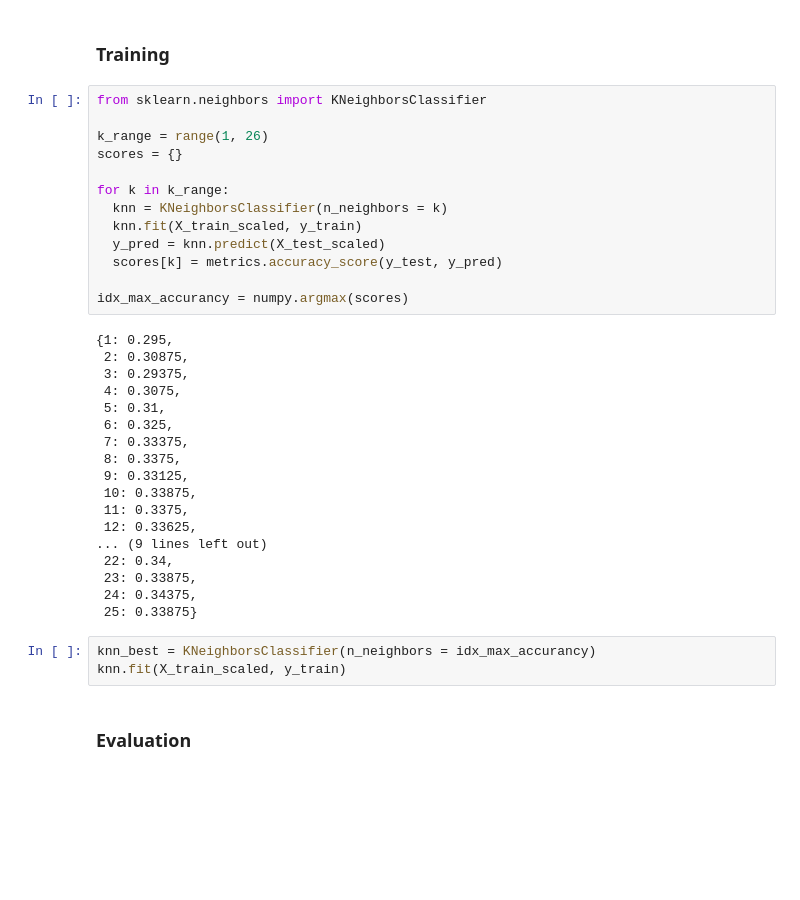
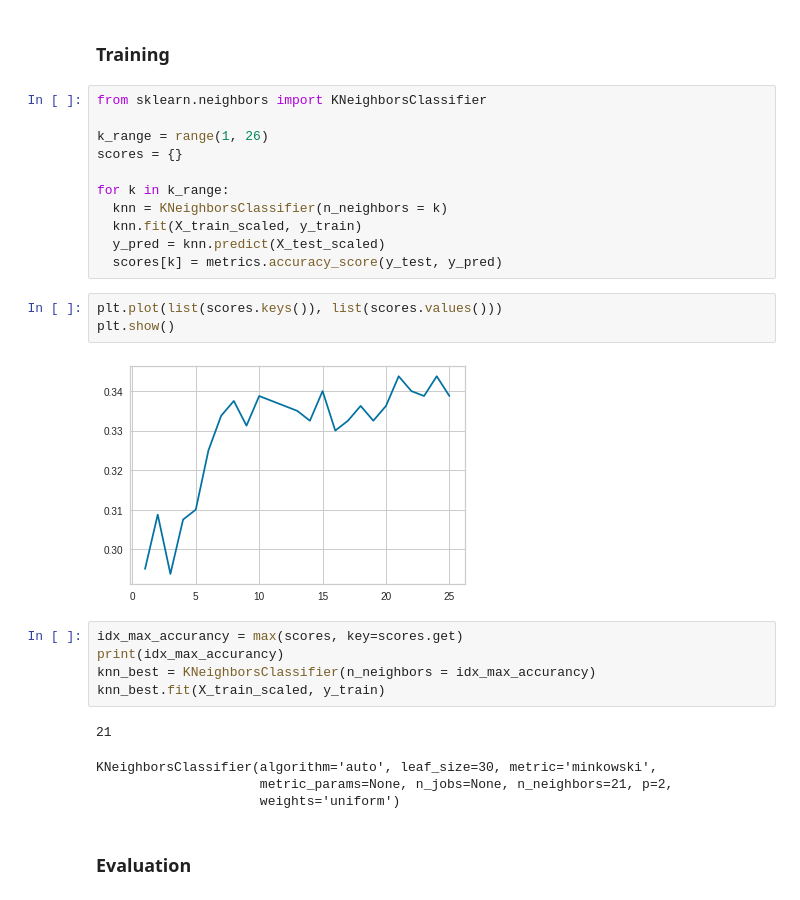
Before and after one commit to PaulErpen/Machine-Learning-Exercise-1, a Jupyter notebook: Group24_Exercise1.ipynb, the cells around one changed output. Drawn from its saved outputs; the diff is of its cells as text; blank space fills up the shorter version.

```diff
--- a/Group24_Exercise1.ipynb
+++ b/Group24_Exercise1.ipynb
@@ -144,29 +144,21 @@ for k in k_range:
   knn.fit(X_train_scaled, y_train)
   y_pred = knn.predict(X_test_scaled)
   scores[k] = metrics.accuracy_score(y_test, y_pred)
-
-idx_max_accurancy = numpy.argmax(scores)
-# %% [output]
-{1: 0.295,
- 2: 0.30875,
- 3: 0.29375,
- 4: 0.3075,
- 5: 0.31,
- 6: 0.325,
- 7: 0.33375,
- 8: 0.3375,
- 9: 0.33125,
- 10: 0.33875,
- 11: 0.3375,
- 12: 0.33625,
-... (9 lines left out)
- 22: 0.34,
- 23: 0.33875,
- 24: 0.34375,
- 25: 0.33875}
+# %%
+plt.plot(list(scores.keys()), list(scores.values()))
+plt.show()
+# %% [output]
+[figure, added]
 # %%
+idx_max_accurancy = max(scores, key=scores.get)
+print(idx_max_accurancy)
 knn_best = KNeighborsClassifier(n_neighbors = idx_max_accurancy)
-knn.fit(X_train_scaled, y_train)
+knn_best.fit(X_train_scaled, y_train)
+# %% [output]
+21
+KNeighborsClassifier(algorithm='auto', leaf_size=30, metric='minkowski',
+                     metric_params=None, n_jobs=None, n_neighbors=21, p=2,
+                     weights='uniform')
 # %% [markdown]
 ### Evaluation
 # %% [markdown]
```
Also changed, not shown: parts of 11 cells of this notebook.
